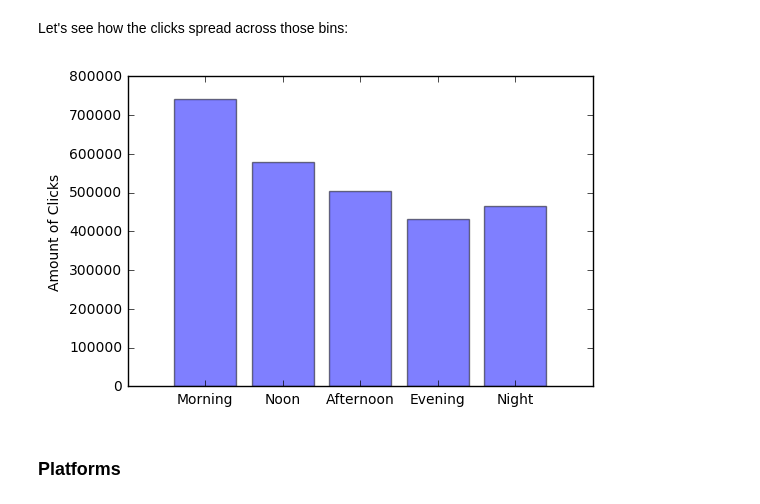
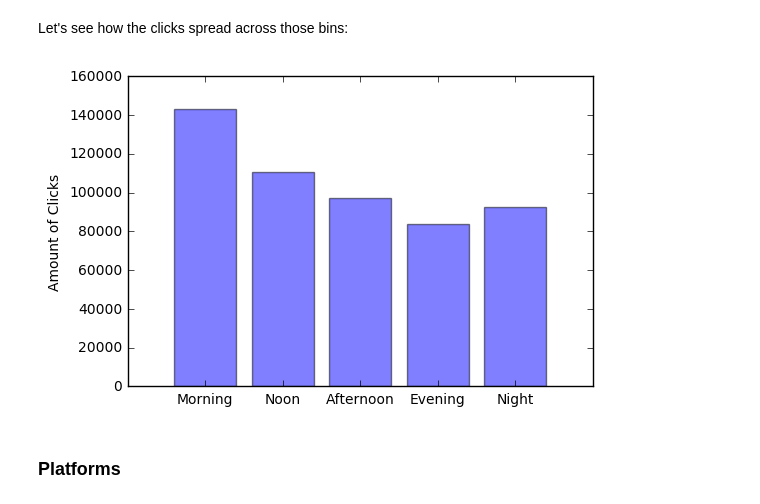
Before and after one commit to dean-ayalon/DS-Workshop, a Jupyter notebook: Project Notebook.ipynb, the cells around one changed output. Saved outputs shown, nothing was run; the diff lists cells and outputs as text; code cells hidden in the pictures.

Commit message:
successfully ran time features

```diff
--- a/Project Notebook.ipynb
+++ b/Project Notebook.ipynb
@@ -34,7 +34,7 @@ Using matplotlib backend: Qt5Agg
 ### Let's take a peek at our data:
 # %%
 # Importing all tables (notice that all the globals are in paths.py):
-z_tables = zp.ZipFile('tables.zip')
+z_tables = zp.ZipFile('tables/tables.zip')
 clicks = pd.read_csv(z_tables.open(CLICKS))
 doc_categories = pd.read_csv(z_tables.open(DOC_CATEGORIES))
 doc_entities = pd.read_csv(z_tables.open(DOC_ENTITIES))
@@ -47,15 +47,15 @@ promoted = pd.read_csv(z_tables.open(PROMOTED_CONTENT))
 display_geo = pd.read_csv(z_tables.open(DISPLAY_GEO))
 z_tables.close()
 
-z_dataset_p1 = zp.ZipFile('dataset_p1.zip')
-z_dataset_p2 = zp.ZipFile('dataset_p2.zip')
+z_dataset_p1 = zp.ZipFile('tables/dataset_p1.zip')
+z_dataset_p2 = zp.ZipFile('tables/dataset_p2.zip')
 dataset = pd.concat([pd.read_csv(z_dataset_p1.open('final_dataset_p1.csv')),
                      pd.read_csv(z_dataset_p2.open('final_dataset_p2.csv'))],ignore_index=True)
 z_dataset_p1.close()
 z_dataset_p2.close()
 
-z_page_views_p1 = zp.ZipFile('page_views_p1.zip')
-z_page_views_p2 = zp.ZipFile('page_views_p2.zip')
+z_page_views_p1 = zp.ZipFile('tables/page_views_p1.zip')
+z_page_views_p2 = zp.ZipFile('tables/page_views_p2.zip')
 page_views = pd.concat([pd.read_csv(z_page_views_p1.open('sample_page_views_p1.csv')),
                      pd.read_csv(z_page_views_p2.open('sample_page_views_p2.csv'))],ignore_index=True)
 z_page_views_p1.close()
@@ -159,7 +159,7 @@ dataset.head()
 # %%
 # This dataset will be built along the run of the notebook, for demonstration
 # and "proof of concept" reasons.
-b_dataset = dataset[["display_id","ad_id","clicked","document_id_x","document_id_y"]]
+b_dataset = dataset[["display_id","ad_id","clicked","document_id_x","document_id_y",'click_tstamp']]
 
 b_dataset.head()
 # %% [output]
@@ -339,12 +339,12 @@ Almost 97% of the data is from one of those four countries, so we thought it's r
 
 Finally, in order to input this factor into the model, we chose to "bin" each click event to one of 5 bins, based on its (timezone corrected) timestamp: "Morning" - 07:00 to 11:59, "Noon" - 12:00 to 15:59, "Afternoon" - 16:00 to 19:59, "Evening" - 20:00 to 23:59, "Night" - 00:00 to 06:59.
 # %%
-working_table = dataset.groupby("display_id").first().reset_index()
+working_table = b_dataset.groupby("display_id").first().reset_index()
 
 relevant_countries = ["CA", "US", "AU", "GB"]
 
 click_timestamps = working_table["click_tstamp"]
-geolocations = working_table["geo_location"].apply(str)
+geolocations = events["geo_location"].apply(str) #events contains only relevant displays
 
 # Timezone correction for the 4 most common countries in the data
 localized_hours = []
@@ -389,12 +389,12 @@ for i in range(len(localized_hours)):
     elif 0 <= localized_hours[i] < 7:
         is_night[i] = 1
 
-res_table = pd.DataFrame()
-res_table["display_id"] = working_table["display_id"]
-res_table["is_morning"] = is_morning
-res_table["is_noon"] = is_noon
-res_table["is_afternoon"] = is_afternoon
-res_table["is_evening"] = is_evening
-res_table["is_night"] = is_night
+bin_time = pd.DataFrame()
+bin_time["display_id"] = working_table["display_id"]
+bin_time["is_morning"] = is_morning
+bin_time["is_noon"] = is_noon
+bin_time["is_afternoon"] = is_afternoon
+bin_time["is_evening"] = is_evening
+bin_time["is_night"] = is_night
 
-res_table.head(10)
+bin_time.head()
@@ -401,21 +419,21 @@ res_table.head(10)
 # %% [markdown]
 Let's see how the clicks spread across those bins:
 # %%
-morning_clicks = sum(data.is_morning)
-noon_clicks = sum(data.is_noon)
-afternoon_clicks = sum(data.is_afternoon)
-evening_clicks = sum(data.is_evening)
-night_clicks = sum(data.is_night)
+morning_clicks = sum(bin_time.is_morning)
+noon_clicks = sum(bin_time.is_noon)
+afternoon_clicks = sum(bin_time.is_afternoon)
+evening_clicks = sum(bin_time.is_evening)
+night_clicks = sum(bin_time.is_night)
 
 times = ["Morning", "Noon", "Afternoon", "Evening", "Night"]
 click_amounts = [morning_clicks, noon_clicks, afternoon_clicks, evening_clicks, night_clicks]
 
 plt.bar(range(5), click_amounts, align="center", alpha=0.5)
 plt.xticks(range(5), times)
 plt.ylabel("Amount of Clicks")
 plt.show()
 # %% [output]
-[figure, old version]
+[figure, new version]
 # %% [markdown]
 ### Platforms
 # %% [markdown]
```
Also changed, not shown: parts of 9 cells of this notebook.
